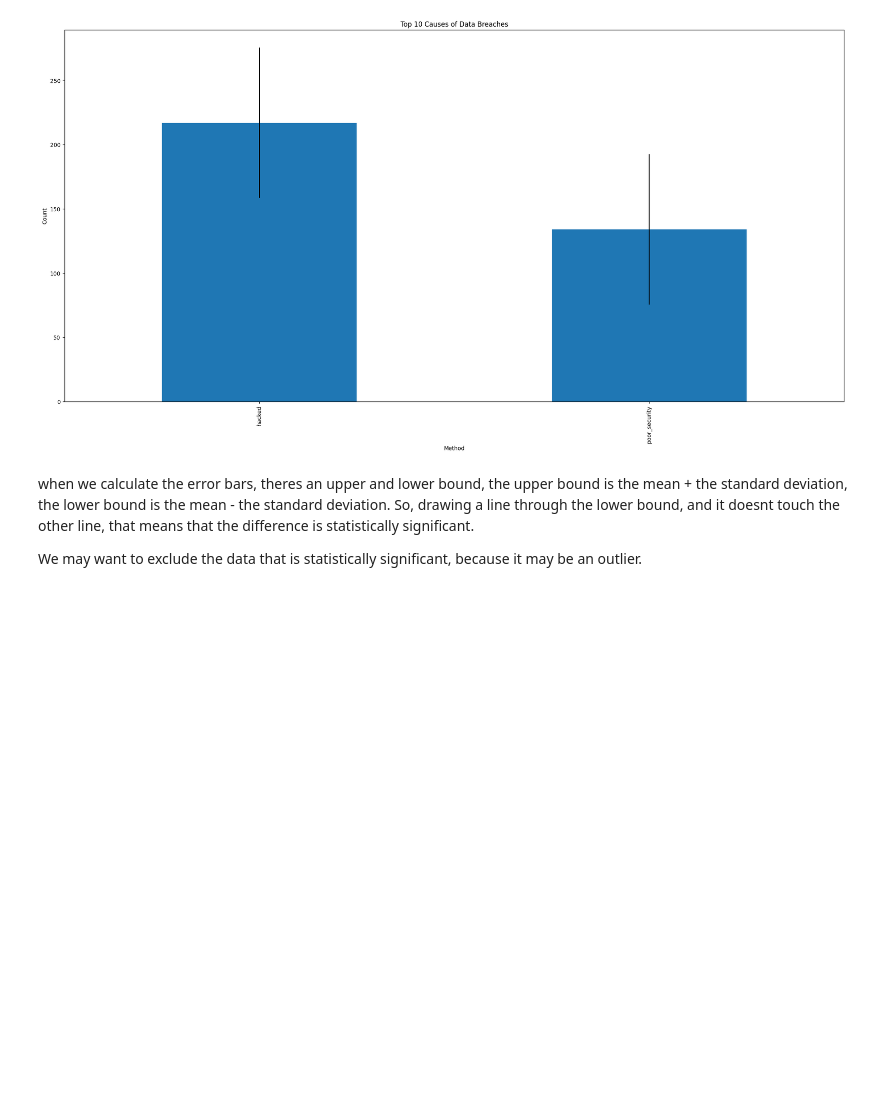
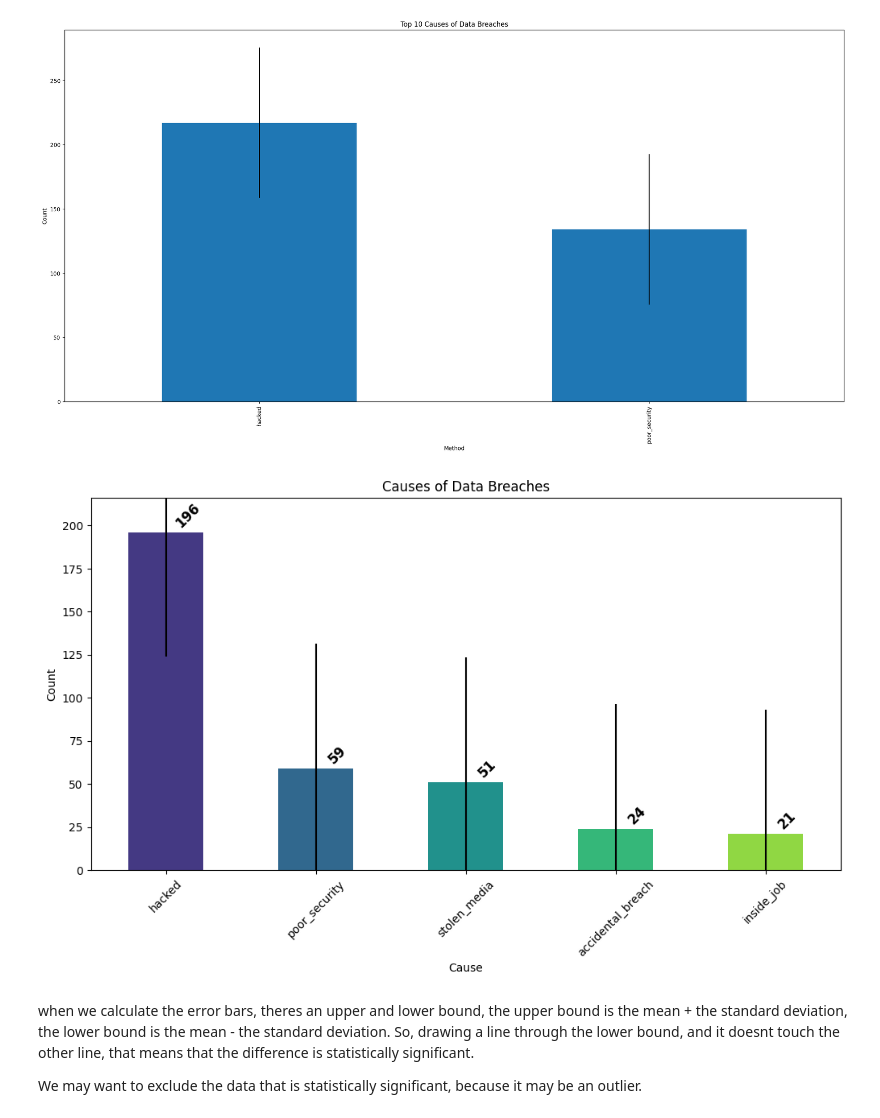
Before and after one commit to lxwooxy/detectingdatabreach, a Jupyter notebook: neuralnetwork.ipynb, the cells around one changed output. Cells and saved outputs as stored; diff of their text form; code cells hidden in the pictures; blank space fills up the shorter version.

```diff
--- a/neuralnetwork.ipynb
+++ b/neuralnetwork.ipynb
@@ -844,6 +883,30 @@ top_10_causes.plot(kind='bar', figsize=(25, 12), yerr=df_vis['Method'].value_cou
 plt.show()
 # %% [output]
 [figure]
+# %%
+top_causes = df_class['Method'].value_counts()
+
+# Set up a color palette with a unique color for each bar
+colors = sns.color_palette('viridis', len(top_causes))
+top_limit = top_causes.max() + 20
+plt.ylim(bottom=0, top = top_limit)
+# Create a bar plot for the causes of data breaches
+top_causes.plot(kind='bar', figsize=(12, 6), color=colors, yerr=df_class['Method'].value_counts().std())
+plt.title("Causes of Data Breaches")
+plt.xlabel("Cause")
+plt.ylabel("Count")
+plt.xticks(rotation=45)
+
+# Add labels to each bar containing the count of entries for each cause. offset the labels to the right by 0.1
+for index, value in enumerate(top_causes):
+    plt.text(index + 0.145, value + 1, str(value), ha='center', va='bottom' , rotation=45, fontweight='bold', color='black', fontsize=12)
+
+
+#save the plot as "breachcauses.png" in the directory called graphs
+plt.savefig('graphs/breachcauses.png', bbox_inches='tight')
+plt.show()
+# %% [output]
+[figure, added]
 # %% [markdown]
 when we calculate the error bars, theres an upper and lower bound, the upper bound is the mean + the standard deviation, the lower bound is the mean - the standard deviation.
 So, drawing a line through the lower bound, and it doesnt touch the other line, that means that the difference is statistically significant.
```
Also changed, not shown: parts of 31 cells of this notebook, 34 other files.
